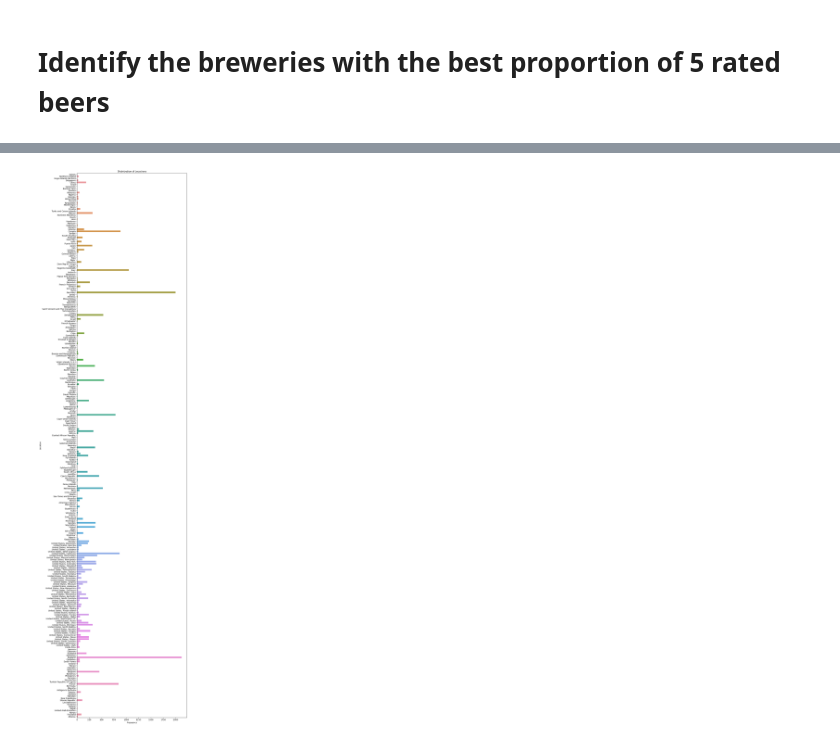
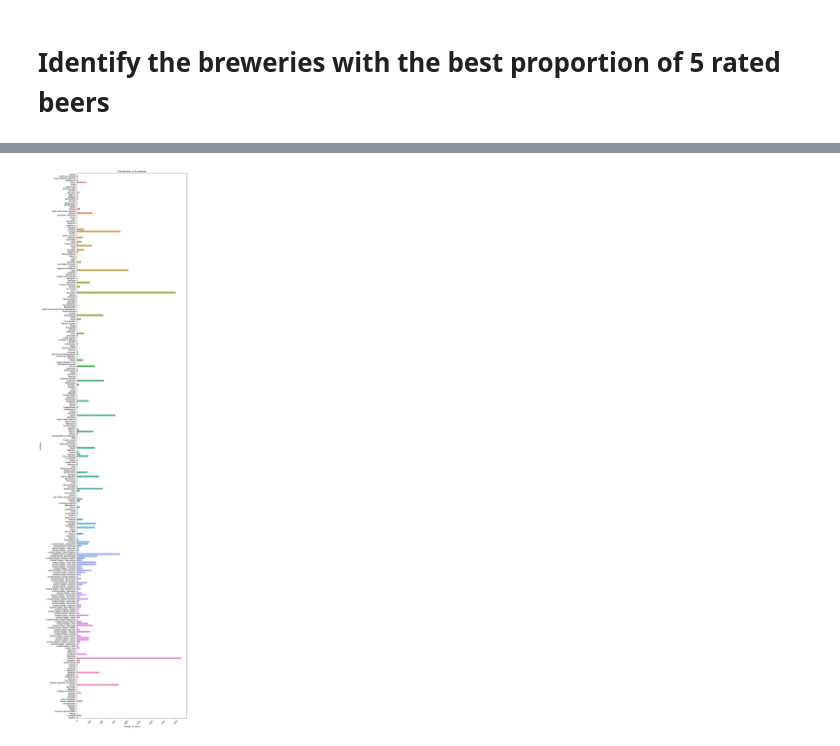
Before and after one commit to epfl-ada/ada-2023-project-laremontada61, a Jupyter notebook: EDA_CCT.ipynb, the cells around one changed output, grey strips where cells are left out. Cells and saved outputs as stored; diff of their text form; code cells hidden in the pictures.

```diff
--- a/EDA_CCT.ipynb
+++ b/EDA_CCT.ipynb
@@ -142,9 +193,10 @@ Name: nbr_beers, Length: 124, dtype: float64
 # %%
 plt.figure(figsize=(10, 50))
 sns.countplot(y='location', data=breweries)
 plt.title('Distribution of Locations')
+plt.xlabel('Number of beers')
 plt.ylabel('Location')
-plt.xlabel('Frequency')
+plt.xticks(rotation=45)
 plt.show()
 # %% [output]
-[figure, old version]
+[figure, new version]
```
Also changed, not shown: parts of 6 cells of this notebook.
